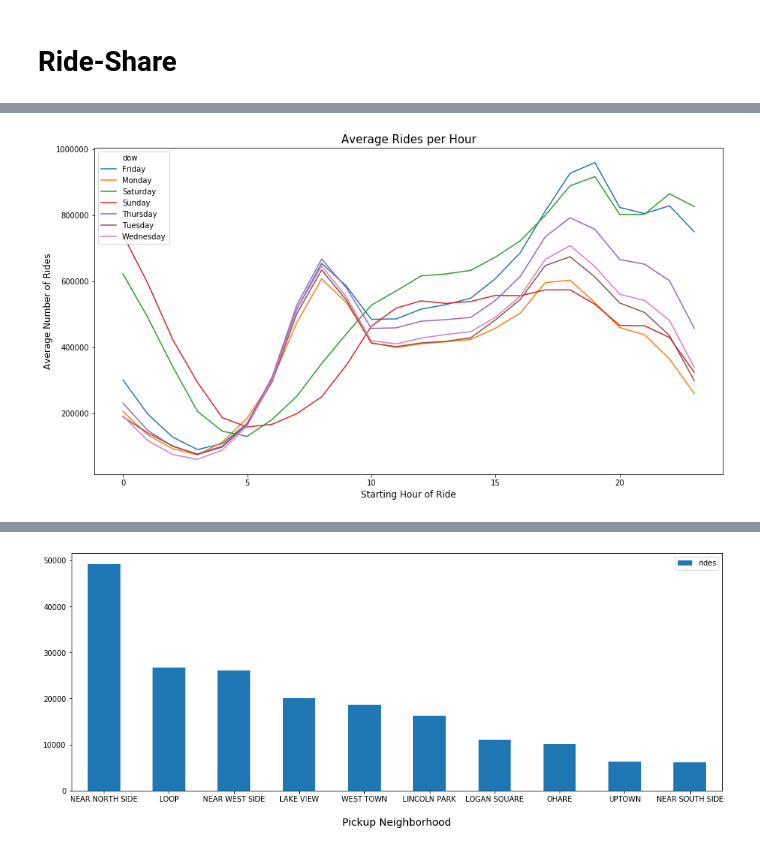
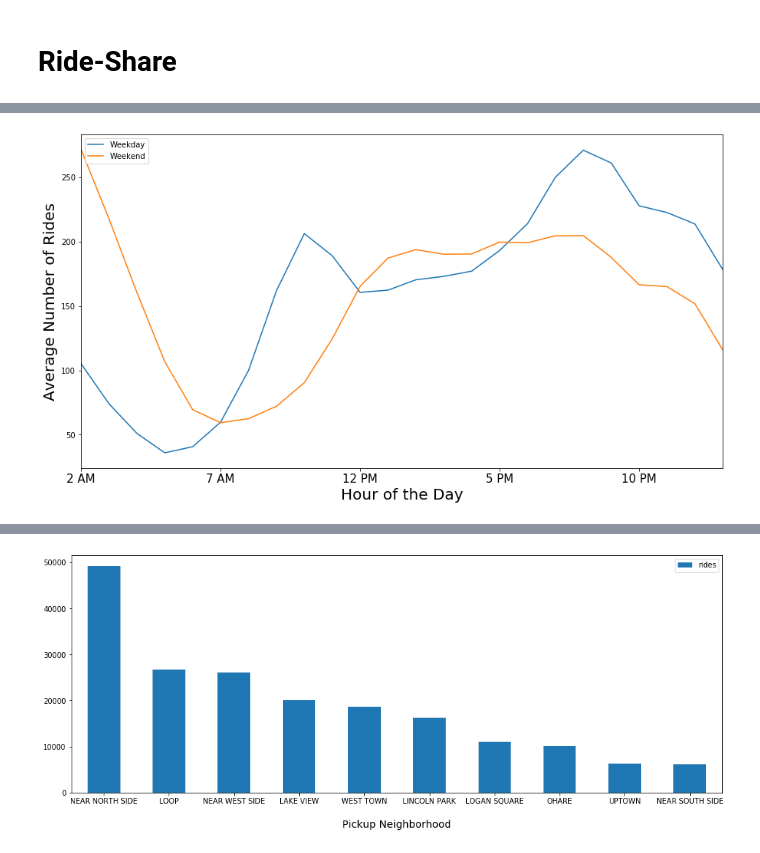
Before and after one commit to DanCorley/uber_demand, a Jupyter notebook: query_clean.ipynb, the cells around one changed output, grey strips where cells are left out. Drawn from its saved outputs; the diff is of its cells as text; code cells hidden in the pictures.

```diff
--- a/query_clean.ipynb
+++ b/query_clean.ipynb
@@ -198,2 +19,0 @@ def get_community_rides(*args):
-# %%
-community_df = get_community_rides()
@@ -252,2 +69,0 @@ hour_group[(hour_group['date_time'] > '11-17-18') & (hour_group['date_time'] < '
-# %%
-community_df['same_comm'] = community_df.apply(lambda row: np.where(row['pickup_community_area'] == row['dropoff_community_area'], 1,0), axis=1)
@@ -317,2 +122,8 @@ community_df[''] = community_df['date'].dt.dayofweek
 # %%
+community_df[''] = community_df['date'].dt.dayofweek
+
 community_df[''] = community_df[''].map(lambda x: np.where(x>5,'Weekend', 'Weekday'))
+
+weekday_hour = community_df.groupby(['hour','']).agg({'rides':'mean'}).reset_index()
+
+weekday_hour.head(6)
@@ -345,13 +138,20 @@ plt.title;
 # %%
-groups = community_df.groupby(['hour','dow']).agg({'rides':'sum'}).reset_index()
+# plot by hour of day and weekday_type
 
 plt.figure(figsize=(15,8))
-plt.title('Average Rides per Hour', fontsize=15)
-sns.lineplot(groups['hour'], groups['rides'], data=groups, hue=groups['dow'], color=['red','red', 'orange','orange', 'red','red','red',])
-plt.xlabel('Starting Hour of Ride', fontsize=12)
-plt.ylabel('Average Number of Rides', fontsize=12)
+plt.title('', fontsize=15)
+sns.lineplot(weekday_hour['hour'],
+             weekday_hour['rides'],
+             data=weekday_hour,
+             hue=weekday_hour[''])
 plt.legend(loc='upper left')
+plt.xticks(ticks = np.linspace(0,25,6),
+           labels= ['2 AM', '7 AM','12 PM','5 PM','10 PM'],
+           fontsize=15)
+plt.ylabel('Average Number of Rides', fontsize=20)
+plt.xlabel('Hour of the Day', fontsize=20)
+plt.xlim(0,23)
 plt.savefig(fname='hourly.png', transparent=True)
 plt.title;
 # %% [output]
-[figure, old version]
+[figure, new version]
```
Also changed, not shown: parts of 110 cells of this notebook, 1 other file.
